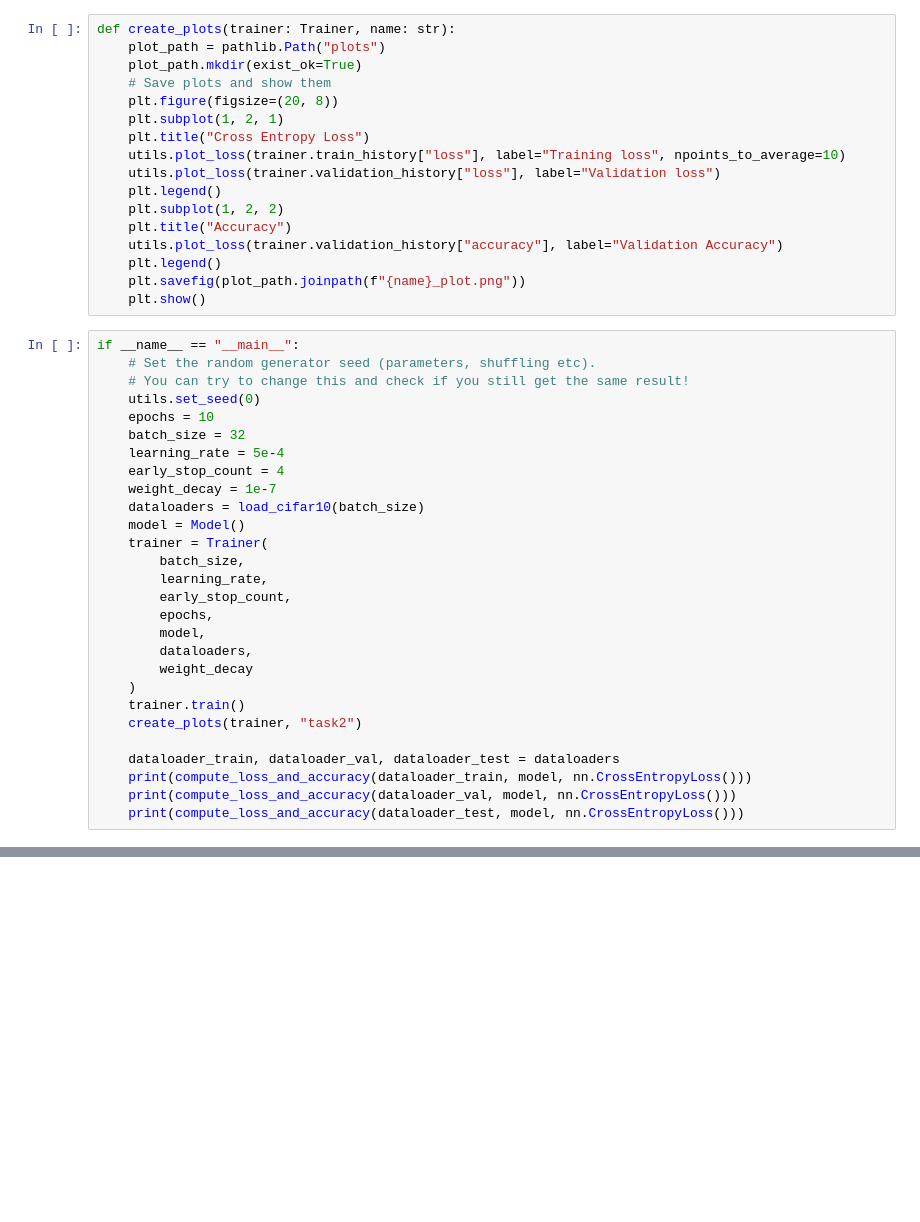
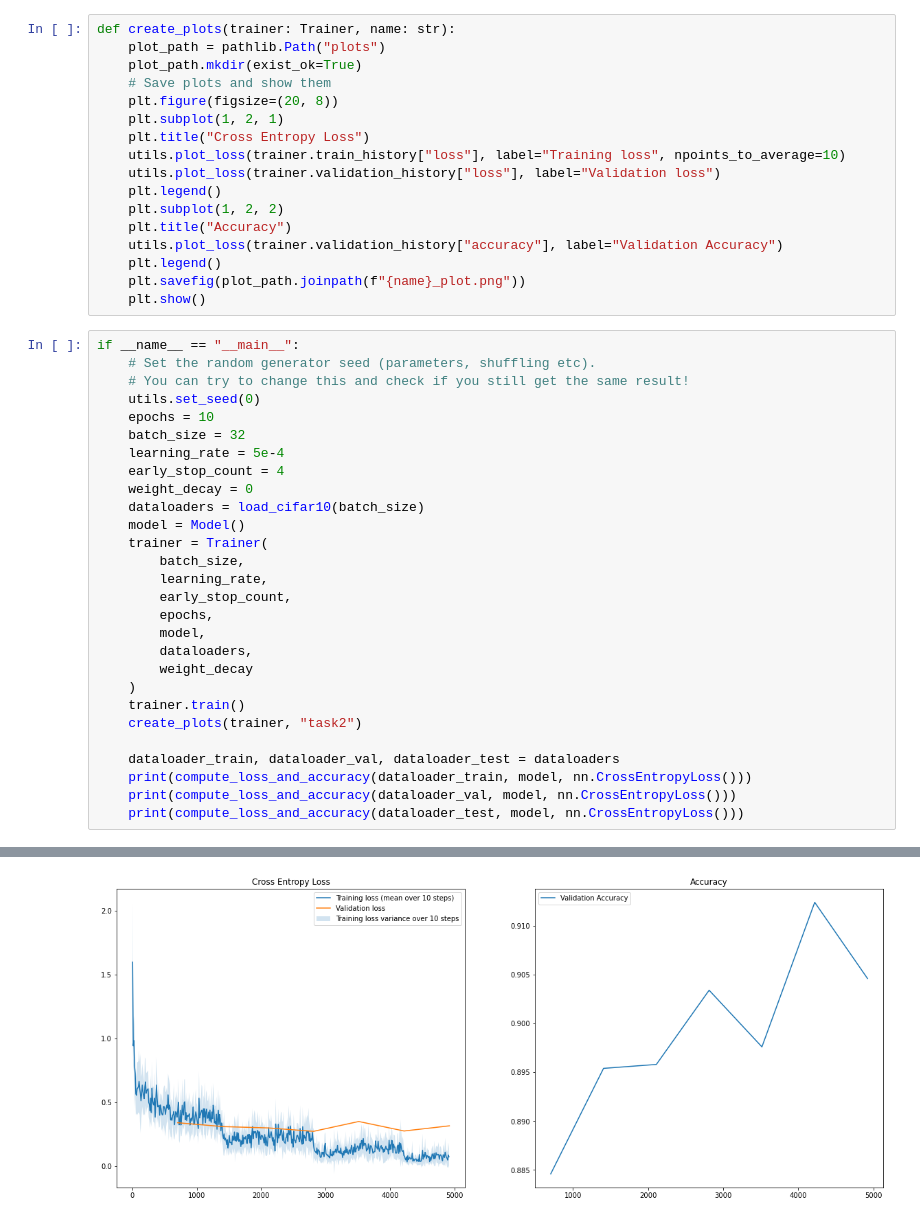
Before and after one commit to Gulleik/TDT4265---Datasyn-og-dyp-l-ring, a Jupyter notebook: ov3/assignment3/G-Task4.ipynb, the cells around one changed output, grey strips where cells are left out. Cells and saved outputs as stored; diff of their text form; blank space fills up the shorter version.

```diff
--- a/ov3/assignment3/G-Task4.ipynb
+++ b/ov3/assignment3/G-Task4.ipynb
@@ -50,7 +50,7 @@ if __name__ == "__main__":
     batch_size = 32
     learning_rate = 5e-4
     early_stop_count = 4
-    weight_decay = 1e-7
+    weight_decay = 0
     dataloaders = load_cifar10(batch_size)
     model = Model()
     trainer = Trainer(
@@ -89,0 +90 @@ Epoch: 2, Batches per seconds: 46.96, Global step:   3515, Validation Loss: 0.91
+[figure, added]
```
Also changed, not shown: parts of 2 cells of this notebook, 5 other files.
